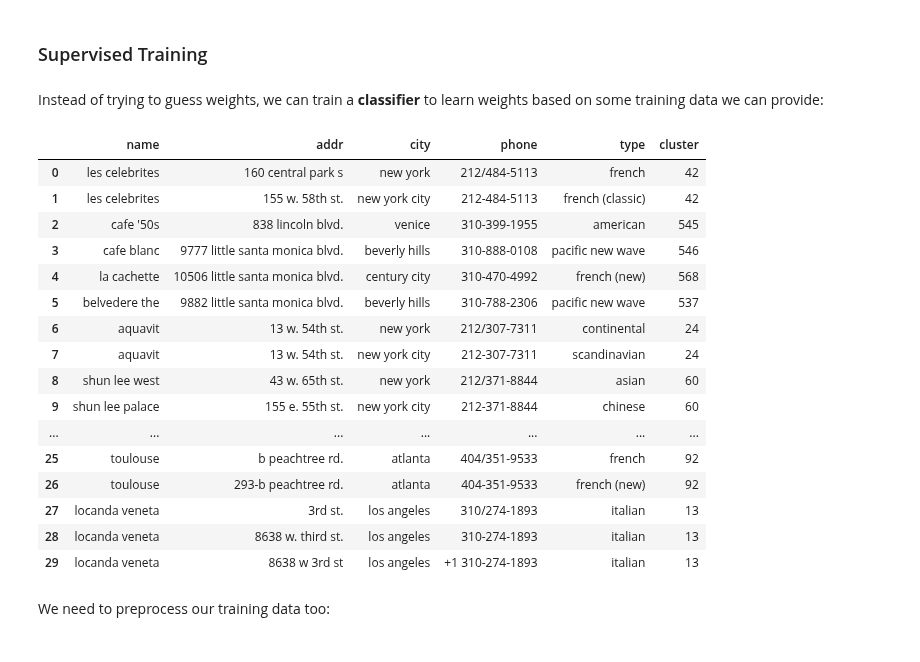
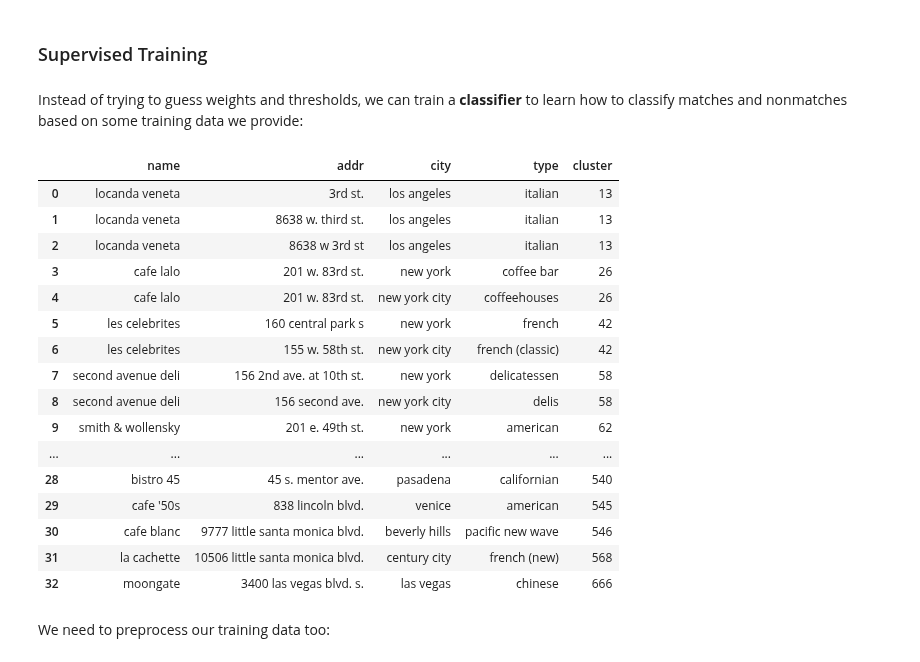
Before and after one commit to vintasoftware/deduplication-slides, a Jupyter notebook: slides.ipynb, the cells around one changed output. Saved outputs shown, nothing was run; the diff lists cells and outputs as text; code cells hidden in the pictures.

```diff
--- a/slides.ipynb
+++ b/slides.ipynb
@@ -999,28 +1011,29 @@ But remember we've set the weights and the threshold **by guessing**, could we d
 # %% [markdown]
 ### Supervised Training
 # %% [markdown]
-Instead of trying to guess weights, we can train a **classifier** to learn weights based on some training data we can provide:
+Instead of trying to guess weights and thresholds, we can train a **classifier** to learn how to classify matches and nonmatches based on some training data we provide:
 # %%
 df_training = pd.read_csv('restaurant-training.csv', skip_blank_lines=True)
+df_training = df_training.drop(columns=['phone'])
 df_training
 # %% [output]
-|  | name | addr | city | phone | type | cluster |
-| 0 | les celebrites | 160 central park s | new york | 212/484-5113 | french | 42 |
-| 1 | les celebrites | 155 w. 58th st. | new york city | 212-484-5113 | french (classic) | 42 |
-| 2 | cafe '50s | 838 lincoln blvd. | venice | 310-399-1955 | american | 545 |
-| 3 | cafe blanc | 9777 little santa monica blvd. | beverly hills | 310-888-0108 | pacific new wave | 546 |
-| 4 | la cachette | 10506 little santa monica blvd. | century city | 310-470-4992 | french (new) | 568 |
-| 5 | belvedere the | 9882 little santa monica blvd. | beverly hills | 310-788-2306 | pacific new wave | 537 |
-| 6 | aquavit | 13 w. 54th st. | new york | 212/307-7311 | continental | 24 |
-| 7 | aquavit | 13 w. 54th st. | new york city | 212-307-7311 | scandinavian | 24 |
-| 8 | shun lee west | 43 w. 65th st. | new york | 212/371-8844 | asian | 60 |
-| 9 | shun lee palace | 155 e. 55th st. | new york city | 212-371-8844 | chinese | 60 |
-| ... | ... | ... | ... | ... | ... | ... |
-| 25 | toulouse | b peachtree rd. | atlanta | 404/351-9533 | french | 92 |
-| 26 | toulouse | 293-b peachtree rd. | atlanta | 404-351-9533 | french (new) | 92 |
-| 27 | locanda veneta | 3rd st. | los angeles | 310/274-1893 | italian | 13 |
-| 28 | locanda veneta | 8638 w. third st. | los angeles | 310-274-1893 | italian | 13 |
-| 29 | locanda veneta | 8638 w 3rd st | los angeles | +1 310-274-1893 | italian | 13 |
+|  | name | addr | city | type | cluster |
+| 0 | locanda veneta | 3rd st. | los angeles | italian | 13 |
+| 1 | locanda veneta | 8638 w. third st. | los angeles | italian | 13 |
+| 2 | locanda veneta | 8638 w 3rd st | los angeles | italian | 13 |
+| 3 | cafe lalo | 201 w. 83rd st. | new york | coffee bar | 26 |
+| 4 | cafe lalo | 201 w. 83rd st. | new york city | coffeehouses | 26 |
+| 5 | les celebrites | 160 central park s | new york | french | 42 |
+| 6 | les celebrites | 155 w. 58th st. | new york city | french (classic) | 42 |
+| 7 | second avenue deli | 156 2nd ave. at 10th st. | new york | delicatessen | 58 |
+| 8 | second avenue deli | 156 second ave. | new york city | delis | 58 |
+| 9 | smith & wollensky | 201 e. 49th st. | new york | american | 62 |
+| ... | ... | ... | ... | ... | ... |
+| 28 | bistro 45 | 45 s. mentor ave. | pasadena | californian | 540 |
+| 29 | cafe '50s | 838 lincoln blvd. | venice | american | 545 |
+| 30 | cafe blanc | 9777 little santa monica blvd. | beverly hills | pacific new wave | 546 |
+| 31 | la cachette | 10506 little santa monica blvd. | century city | french (new) | 568 |
+| 32 | moongate | 3400 las vegas blvd. s. | las vegas | chinese | 666 |
 # %% [markdown]
 We need to preprocess our training data too:
 # %%
```
Also changed, not shown: parts of 59 cells of this notebook, 3 other files.
